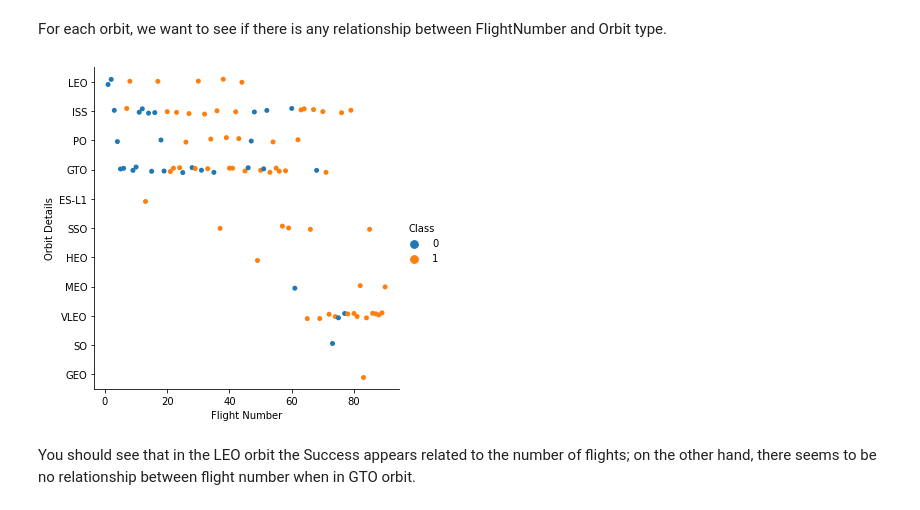
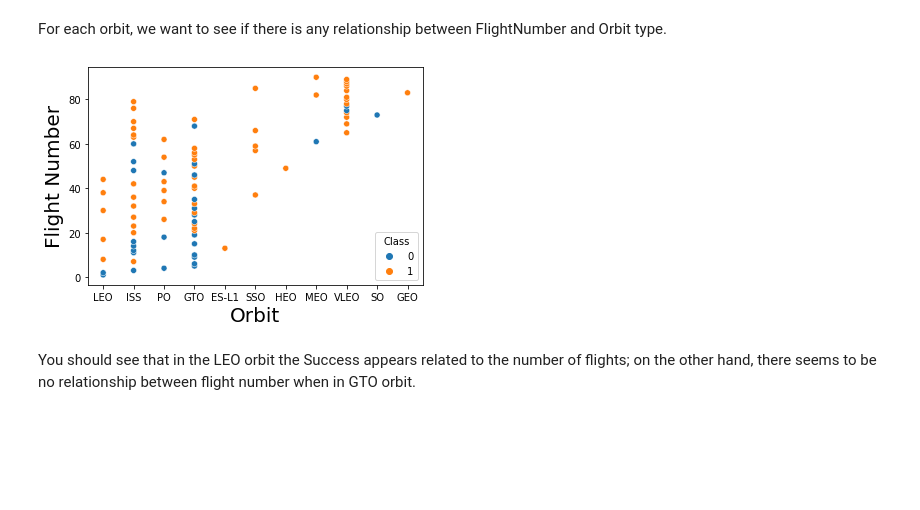
Before and after one commit to ChronicPain123/Testrepo2, a Jupyter notebook: jupyter-labs-eda-dataviz.ipynb, the cells around one changed output. Drawn from its saved outputs; the diff is of its cells as text; code cells hidden in the pictures; blank space fills up the shorter version.

```diff
--- a/jupyter-labs-eda-dataviz.ipynb
+++ b/jupyter-labs-eda-dataviz.ipynb
@@ -128,12 +128,12 @@ Analyze the ploted bar chart try to find which orbits have high sucess rate.
 For each orbit, we want to see if there is any relationship between FlightNumber and Orbit type.
 # %%
 # Plot a scatter point chart with x axis to be FlightNumber and y axis to be the Orbit, and hue to be the class value
-sns.catplot(x='FlightNumber',y='Orbit',data=df,hue='Class')
-plt.xlabel('Flight Number')
-plt.ylabel('Orbit Details')
+sns.scatterplot(x="Orbit",y="FlightNumber",hue="Class",data = df)
+plt.xlabel("Orbit",fontsize=20)
+plt.ylabel("Flight Number",fontsize=20)
 plt.show()
 # %% [output]
-[figure, old version]
+[figure, new version]
 # %% [markdown]
 You should see that in the LEO orbit the Success appears related to the number of flights; on the other hand, there seems to be no relationship between flight number when in GTO orbit.
 # %% [markdown]
```
Also changed, not shown: parts of 3 cells of this notebook.
